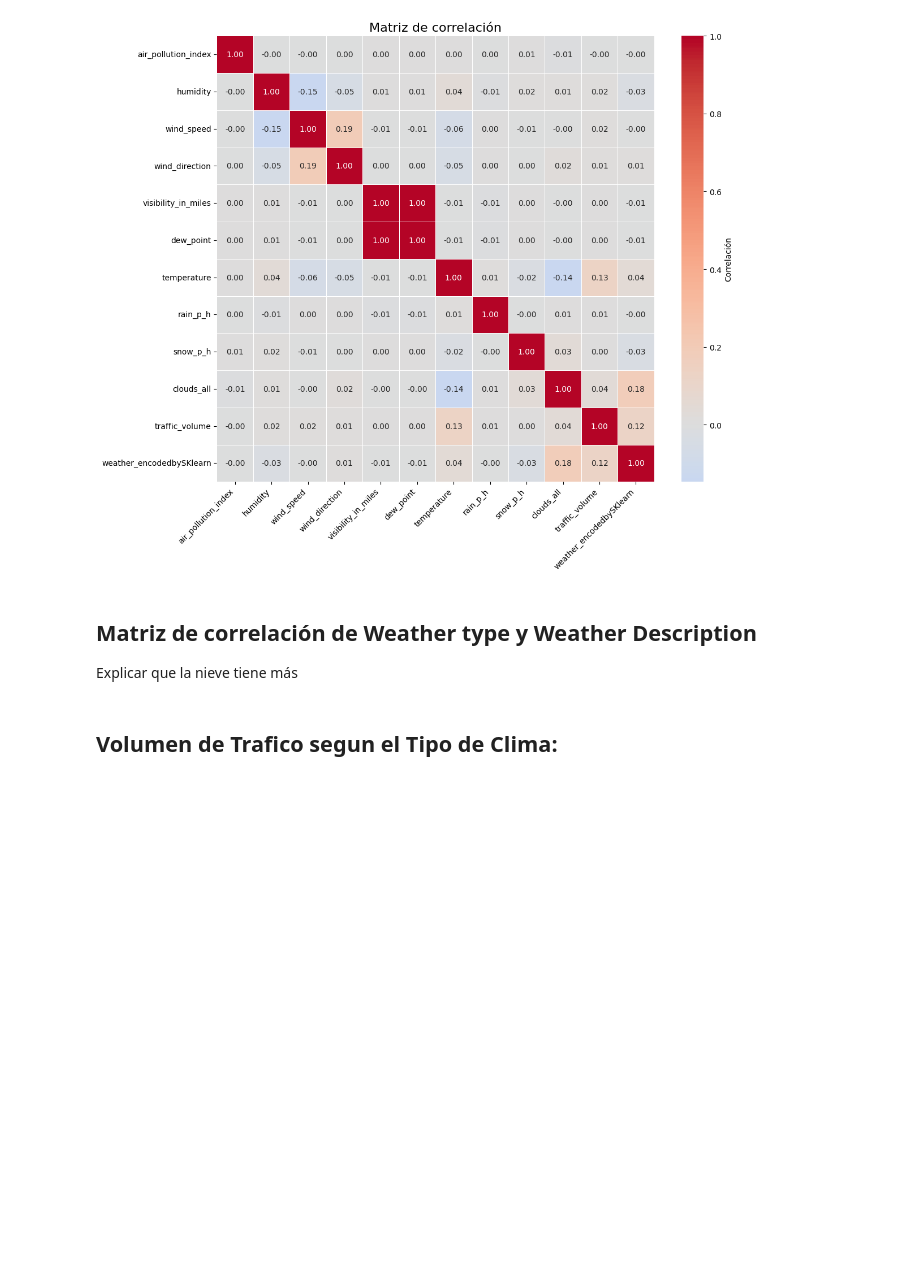
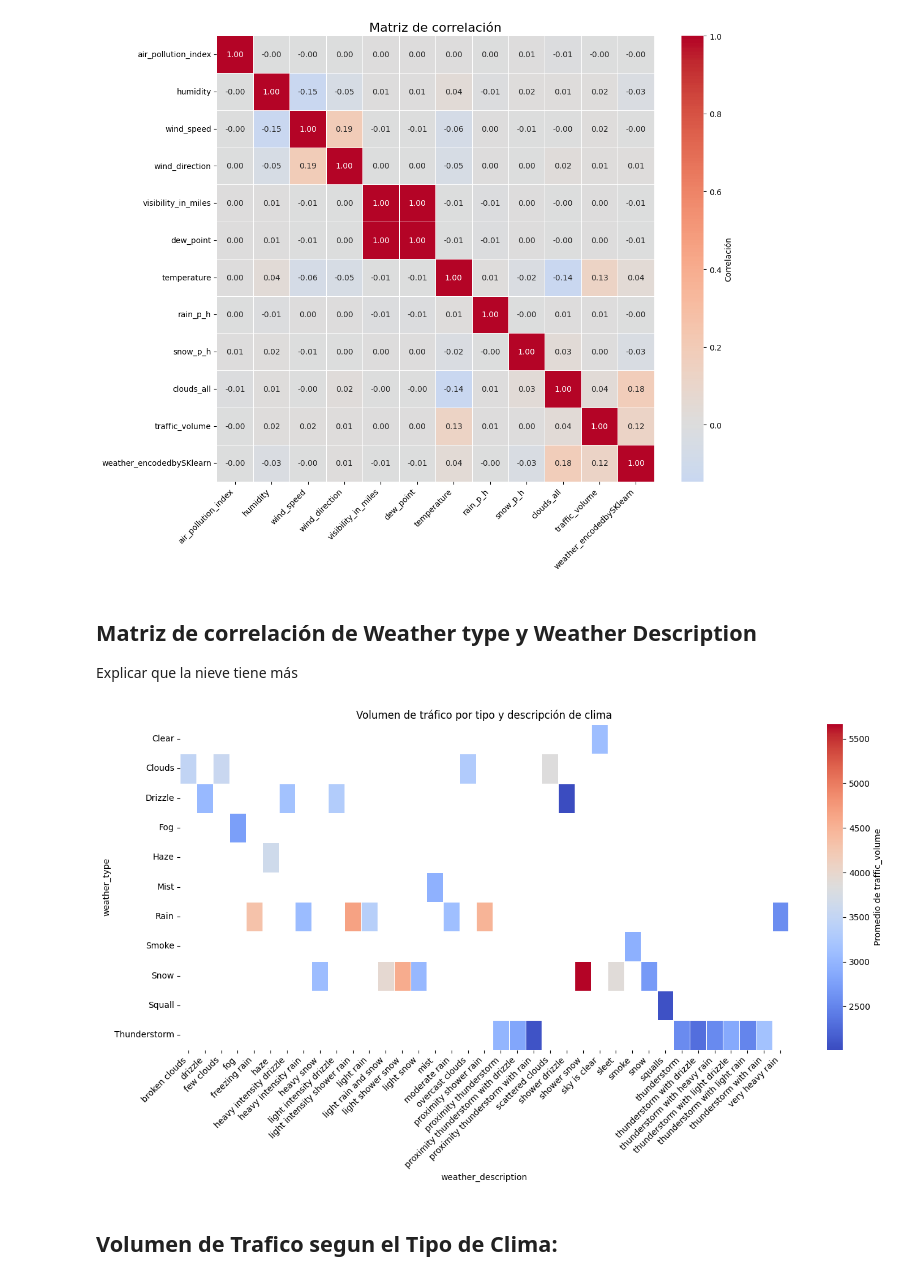
Before and after one commit to preslymorales/Proyecto-Simulacion-del-Trafico-Vehicular, a Jupyter notebook: Simulacion_Trafico_Vehicular.ipynb, the cells around one changed output. Drawn from its saved outputs; the diff is of its cells as text; code cells hidden in the pictures; blank space fills up the shorter version.

Commit message:
Agregada matriz de correlación volumen de trafico por tipo y descripcion de clima

```diff
--- a/Simulacion_Trafico_Vehicular.ipynb
+++ b/Simulacion_Trafico_Vehicular.ipynb
@@ -304,7 +304,24 @@ plt.show()
 ## Matriz de correlación de Weather type y Weather Description
 Explicar que la nieve tiene más
 # %%
-#Codigo
+# Crea la tabla pivote
+pivot_tv = df_grp.pivot(index='weather_type',
+                        columns='weather_description',
+                        values='traffic_volume')
+
+# lienzo
+plt.figure(figsize=(14, 8))
+# Dibuajar el heatmap
+sns.heatmap(pivot_tv,cmap="coolwarm",
+            linewidths=.5, cbar_kws={'label': 'Promedio de traffic_volume'})
+# Titulo y estilo
+plt.title("Volumen de tráfico por tipo y descripción de clima")
+plt.xticks(rotation=45, ha='right')
+plt.yticks(rotation=0)
+plt.tight_layout()
+plt.show()
+# %% [output]
+[figure, added]
 # %% [markdown]
 ## Volumen de Trafico segun el Tipo de Clima:
 # %%
```
